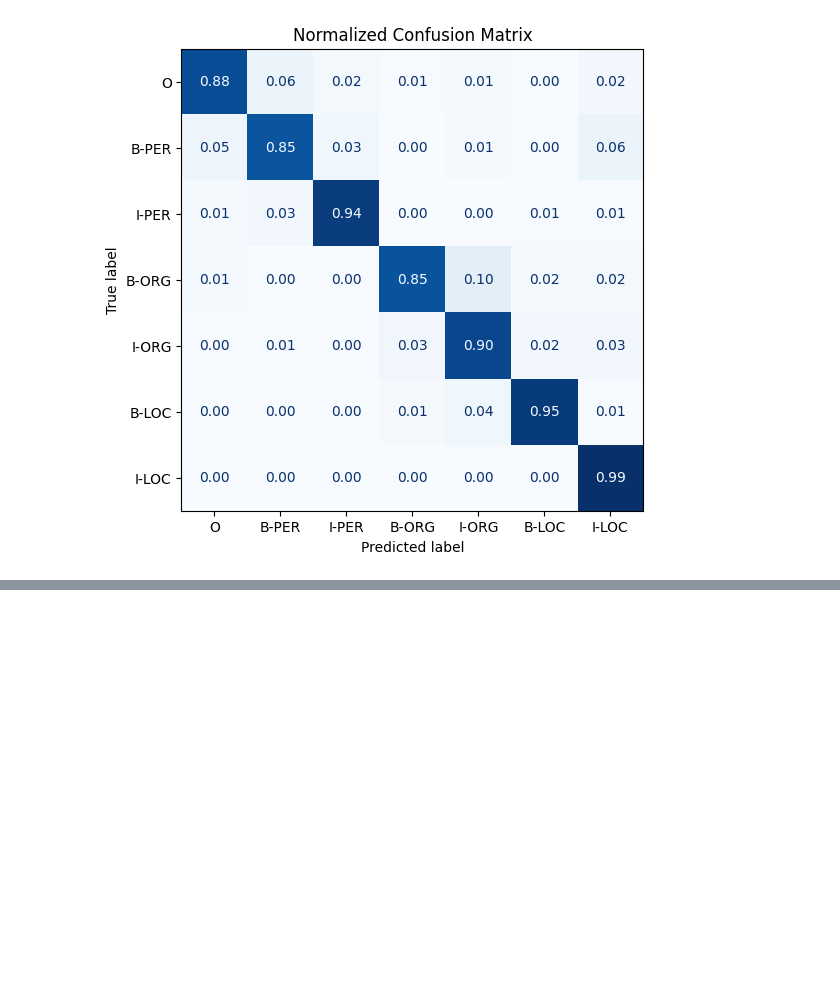
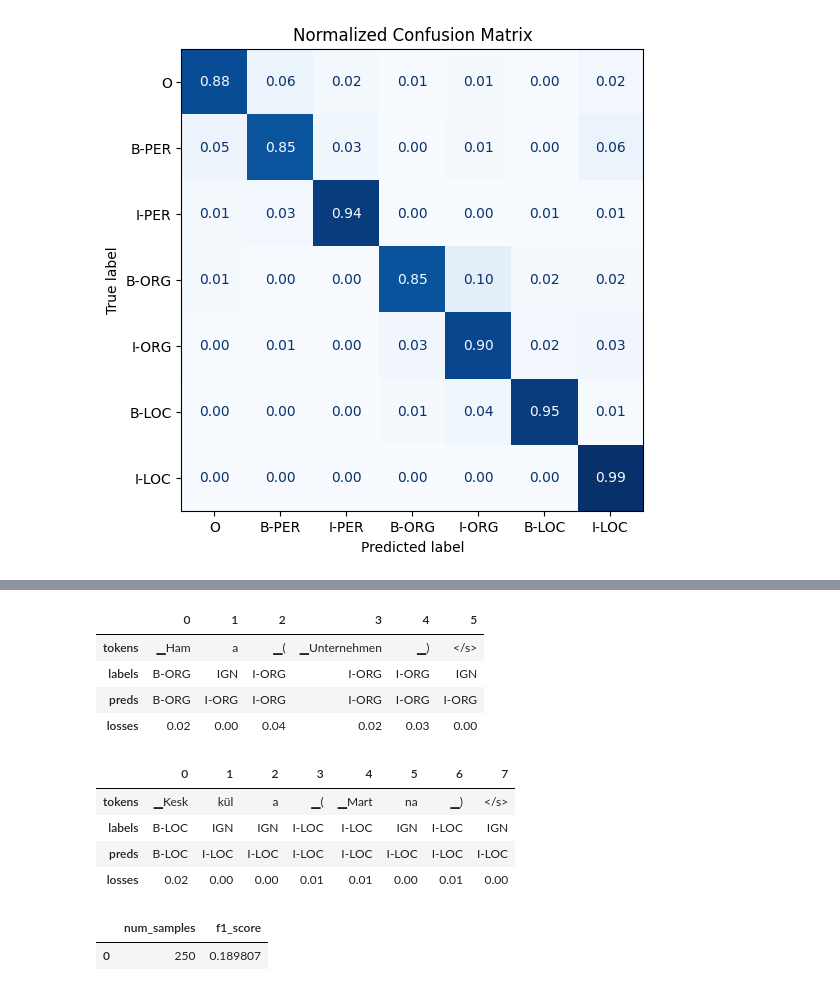
Before and after one commit to hrajgarhia/Multilingual-Named-Entity-Recognition, a Jupyter notebook: ml-ner.ipynb, the cells around one changed output, grey strips where cells are left out. Saved outputs shown, nothing was run; the diff lists cells and outputs as text; code cells hidden in the pictures; blank space fills up the shorter version.

```diff
--- a/ml-ner.ipynb
+++ b/ml-ner.ipynb
@@ -553,0 +589,15 @@ plot_confusion_matrix(df_tokens['labels'], df_tokens["predicted_label"], tags.na
+# %%
+df_tmp = df.loc[df["input_tokens"].apply(lambda x: u"\u2581(" in x)].head(2)
+for sample in get_samples(df_tmp):
+    display(sample)
+# %% [output]
+|  | 0 | 1 | 2 | 3 | 4 | 5 |
+| tokens | ▁Ham | a | ▁( | ▁Unternehmen | ▁) | </s> |
+| labels | B-ORG | IGN | I-ORG | I-ORG | I-ORG | IGN |
+| preds | B-ORG | I-ORG | I-ORG | I-ORG | I-ORG | I-ORG |
+| losses | 0.02 | 0.00 | 0.04 | 0.02 | 0.03 | 0.00 |
+|  | 0 | 1 | 2 | 3 | 4 | 5 | 6 | 7 |
+| tokens | ▁Kesk | kül | a | ▁( | ▁Mart | na | ▁) | </s> |
+| labels | B-LOC | IGN | IGN | I-LOC | I-LOC | IGN | I-LOC | IGN |
+| preds | B-LOC | I-LOC | I-LOC | I-LOC | I-LOC | I-LOC | I-LOC | I-LOC |
+| losses | 0.02 | 0.00 | 0.00 | 0.01 | 0.01 | 0.00 | 0.01 | 0.00 |
@@ -553,0 +641,6 @@ plot_confusion_matrix(df_tokens['labels'], df_tokens["predicted_label"], tags.na
+# %%
+metrics_df = train_on_subset(panx_fr_encoded,250)
+metrics_df
+# %% [output]
+|  | num_samples | f1_score |
+| 0 | 250 | 0.189807 |
```
Also changed, not shown: parts of 31 cells of this notebook.
